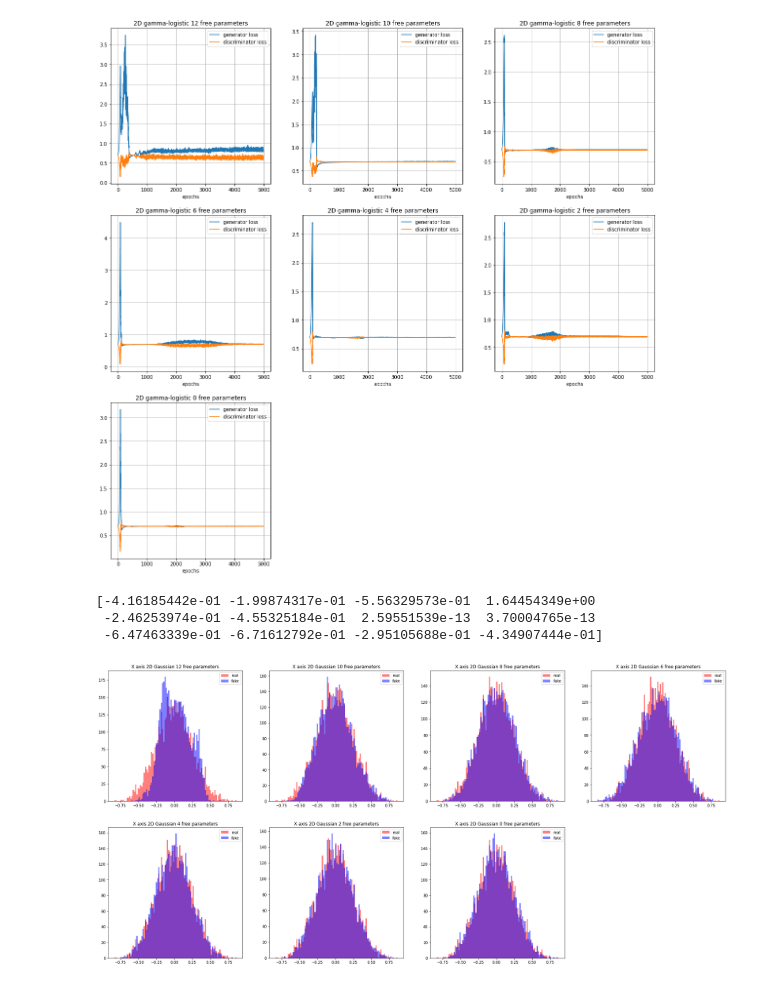
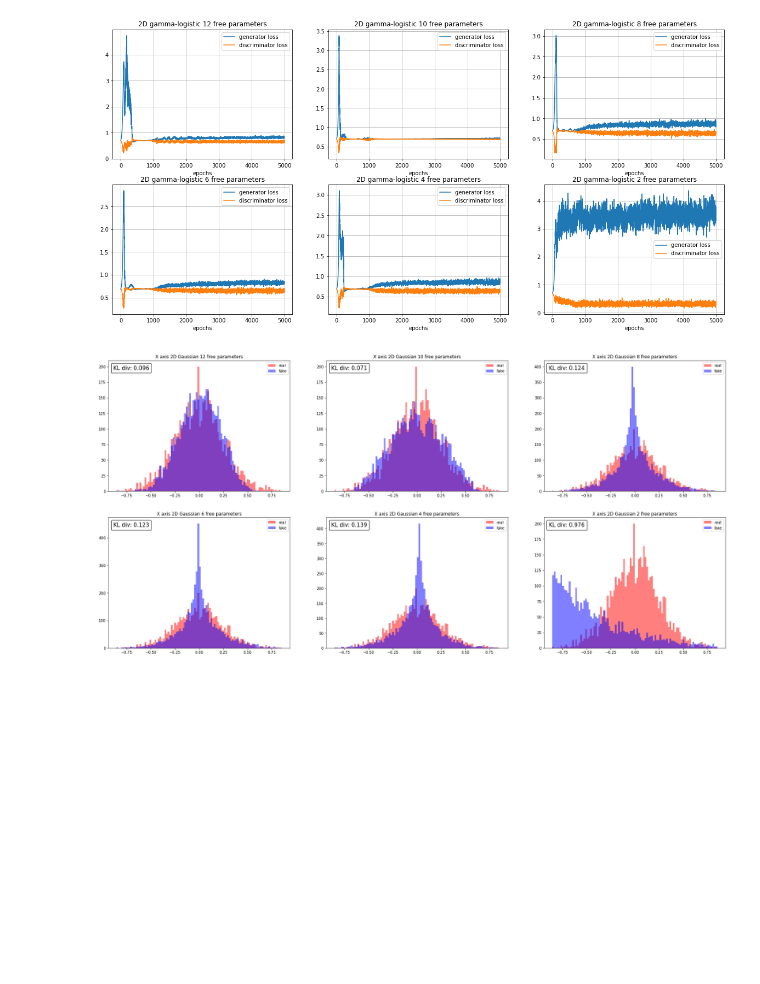
Before and after one commit to Edoardo-Pedicillo/Tesi_magistrale, a Jupyter notebook: 2D_gaussian_gamma/2D_gaussian_results.ipynb, the cells around one changed output. Saved outputs shown, nothing was run; the diff lists cells and outputs as text; code cells hidden in the pictures; blank space fills up the shorter version.

Commit message:
2D gamma-gaussian jupyter

```diff
--- a/2D_gaussian_gamma/2D_gaussian_results.ipynb
+++ b/2D_gaussian_gamma/2D_gaussian_results.ipynb
@@ -18,12 +19,0 @@ import pandas as pd
-# %%
-d_loss = np.loadtxt(f"dloss_2Dgaussian_2_3_1_10000_{n_layers}_0.5_10", delimiter=' ')
-g_loss= np.loadtxt(f"gloss_2Dgaussian_2_3_1_10000_{n_layers}_0.5_10", delimiter=' ')
-    #d_loss=d_loss[:10000]
-    #g_loss=g_loss[:10000]
-    #pyplot.figure(figsize=(20, 7), dpi=80)
-pyplot.plot(np.linspace(0, len(g_loss), len(g_loss)), g_loss, label='generator loss')
-pyplot.plot(np.linspace(0, len(g_loss), len(g_loss)), d_loss, label='discriminator loss')
-pyplot.title(f'2D gamma-logistic {12-val} free parameters')
-pyplot.xlabel('epochs')
-pyplot.legend()
-pyplot.grid()
@@ -32,46 +20,40 @@ pyplot.grid()
 # %%
 n_layers=128
-fixed_params=range(0,14,2)
+fixed_params=range(0,12,2)
 pyplot.figure(figsize=(20,20))
-rows=3
+rows=4
 cols=3
 
 
 for i, val in enumerate(fixed_params):
     pyplot.subplot(rows,cols,i+1)
     d_loss = np.loadtxt(f"dloss_2Dgaussian_2_3_1_10000_{n_layers}_0.1_{val}", delimiter=' ')
     g_loss= np.loadtxt(f"gloss_2Dgaussian_2_3_1_10000_{n_layers}_0.1_{val}", delimiter=' ')
     #d_loss=d_loss[:10000]
     #g_loss=g_loss[:10000]
     #pyplot.figure(figsize=(20, 7), dpi=80)
     pyplot.plot(np.linspace(0, len(g_loss), len(g_loss)), g_loss, label='generator loss')
     pyplot.plot(np.linspace(0, len(g_loss), len(g_loss)), d_loss, label='discriminator loss')
     pyplot.title(f'2D gamma-logistic {12-val} free parameters')
     pyplot.xlabel('epochs')
     pyplot.legend()
     pyplot.grid()
 
 pyplot.show()
 # %% [output]
-[figure, old version]
+[figure, new version]
-# %%
-print(qc.load_fixed_params(12))
-# %% [output]
-[-4.16185442e-01 -1.99874317e-01 -5.56329573e-01  1.64454349e+00
- -2.46253974e-01 -4.55325184e-01  2.59551539e-13  3.70004765e-13
- -6.47463339e-01 -6.71612792e-01 -2.95105688e-01 -4.34907444e-01]
 # %%
 def hamiltonian1():
         id = [[1, 0], [0, 1]]
         m0 = hamiltonians.Z(1).matrix
-        m0 = np.kron(id, m0)
+        m0 = np.kron(m0,id)
         ham = hamiltonians.Hamiltonian(2, m0)
         return ham
 
 def hamiltonian2():
         id = [[1, 0], [0, 1]]
         m0 = hamiltonians.Z(1).matrix
-        m0 = np.kron(m0,id)
+        m0 = np.kron(id,m0)
         ham = hamiltonians.Hamiltonian(2, m0)
         return ham
 
@@ -125,6 +107,7 @@ fig = plt.figure(figsize=(30,30))
 distributionsX=[]
 distributionsY=[]
 
+s = qc.generate_training_real_samples(training_samples)
 real_distr,_ = qc.generate_real_samples(samples, s, training_samples)
 real_distr=tf.transpose(real_distr)
 
@@ -139,11 +122,8 @@ for i, val in enumerate(fixed_params):
 
     params = tf.Variable(params)
 
-    fake_distr, _ = qc.generate_fake_samples(params, latent_dim, samples, circuit, nqubits, layers, hamiltonian1,hamiltonian2,10)
+    fake_distr, _ = qc.generate_fake_samples(params, latent_dim, samples, circuit, nqubits, layers, hamiltonian1,hamiltonian2,val)
     fake_distr=tf.transpose(fake_distr)
-
-    s = qc.generate_training_real_samples(training_samples)
-
 
     distributionsX.append(fake_distr[0])
     distributionsY.append(fake_distr[1])
@@ -153,6 +133,8 @@ for i, val in enumerate(fixed_params):
 
     pyplot.legend()
     pyplot.title(f"X axis 2D Gaussian {12-val} free parameters")
+
+    ax=pyplot.gca()
     at = AnchoredText(
         f"KL div: {'%.3f' %kl_divergence(bins_real[0],bins_fake[0],epsilon=0.1)}", prop=dict(size=15), frameon=True, loc='upper left')
     at.patch.set_boxstyle("round,pad=0.,rounding_size=0.2")
@@ -160,7 +142,7 @@ for i, val in enumerate(fixed_params):
 
 pyplot.show()
 # %% [output]
-[figure, old version]
+[figure, new version]
 # %%
 fig = plt.figure(figsize=(30,30))
 
```
Also changed, not shown: parts of 12 cells of this notebook, 31 other files.
